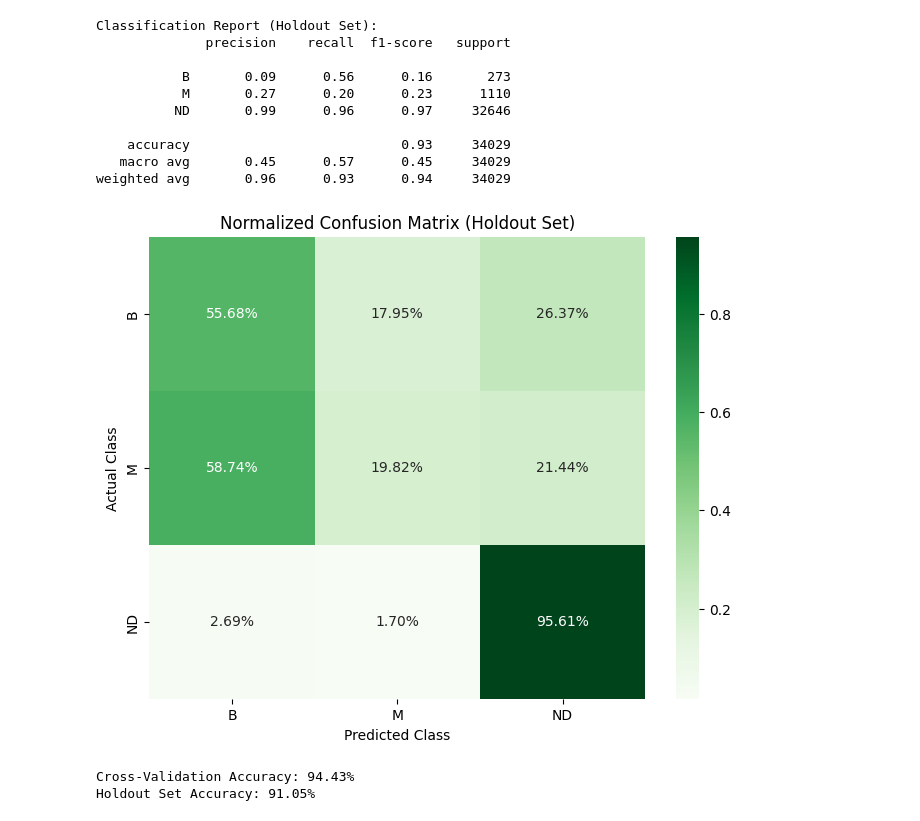
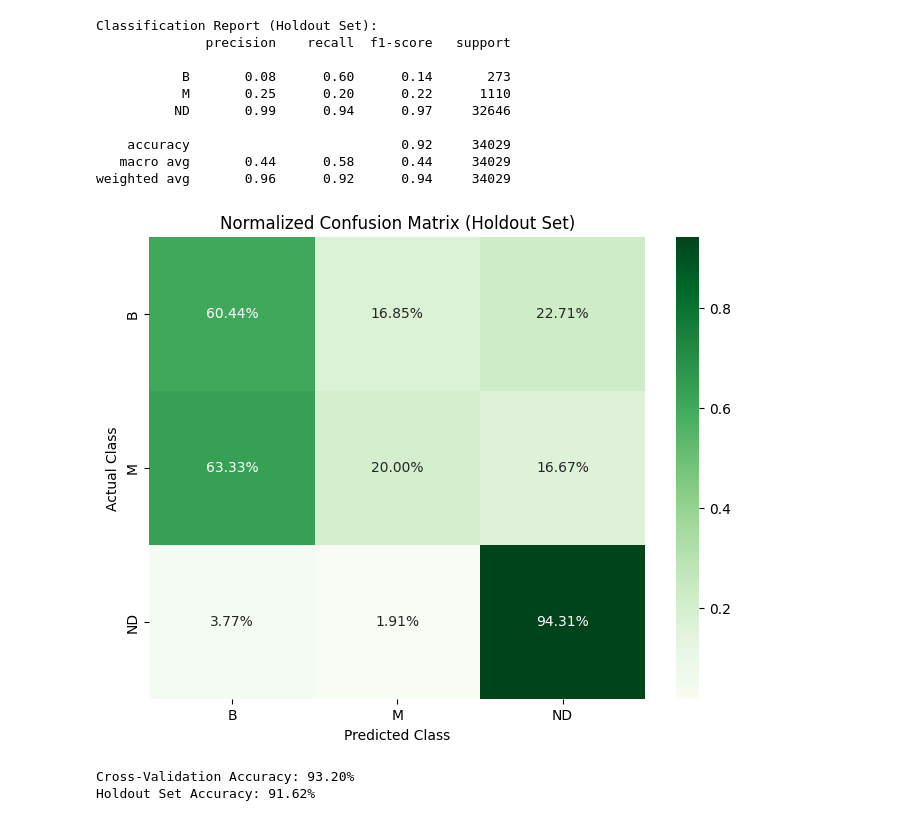
Before and after one commit to maguire-d/519_team_Frog, a Jupyter notebook: sup_learn_para.ipynb, the cells around one changed output. Drawn from its saved outputs; the diff is of its cells as text; code cells hidden in the pictures.

```diff
--- a/sup_learn_para.ipynb
+++ b/sup_learn_para.ipynb
@@ -51,14 +51,11 @@ def data_chooser(JorD, PorS):
         path_HO_MDwarfs = 'gaia_matched/JOHNSTON_MDwarfs_Crossmatch.csv'
         path_HO_NotMDwarfs = 'gaia_matched/JOHNSTON_NotMDwarfs_Crossmatch.csv'
     if PorS == 0:
-        coi =  ['ra_epoch2000','dec_epoch2000','errHalfMaj','errHalfMin','errPosAng',
+        coi =  ['errHalfMaj','errHalfMin','errPosAng',
                 'astrometric_n_good_obs_al','astrometric_gof_al',
                 'astrometric_chi2_al','astrometric_excess_noise','astrometric_excess_noise_sig',
                 'astrometric_params_solved','visibility_periods_used','dr2_rv_nb_transits',
-                'phot_g_mean_mag_error','phot_bp_mean_mag_error','phot_rp_mean_mag_error',
-                'phot_g_mean_mag_corrected','phot_g_mean_mag_error_corrected','phot_g_mean_flux_corrected',
-                'phot_bp_rp_excess_factor_corrected','ra_epoch2000_error','dec_epoch2000_error',
-                'ra_dec_epoch2000_corr','angDist']
+                'angDist']
     elif PorS == 1:
         coi =  ['phot_g_mean_flux', 'phot_bp_mean_flux','phot_rp_mean_flux', 'phot_bp_rp_excess_factor',
                 'bp_rp','phot_g_mean_flux_error', 'phot_bp_mean_flux_error', 'phot_g_mean_mag',
@@ -72,14 +69,11 @@ def data_chooser(JorD, PorS):
                 'phot_rp_mean_mag_error','phot_g_mean_mag_corrected', 'phot_g_mean_mag_error_corrected',
                 'phot_g_mean_flux_corrected', 'phot_bp_rp_excess_factor_corrected',
 
-                'ra_epoch2000','dec_epoch2000','errHalfMaj','errHalfMin','errPosAng',
+                'errHalfMaj','errHalfMin','errPosAng',
                 'astrometric_n_good_obs_al','astrometric_gof_al',
                 'astrometric_chi2_al','astrometric_excess_noise','astrometric_excess_noise_sig',
                 'astrometric_params_solved','visibility_periods_used','dr2_rv_nb_transits',
-                'phot_g_mean_mag_error','phot_bp_mean_mag_error','phot_rp_mean_mag_error',
-                'phot_g_mean_mag_corrected','phot_g_mean_mag_error_corrected','phot_g_mean_flux_corrected',
-                'phot_bp_rp_excess_factor_corrected','ra_epoch2000_error','dec_epoch2000_error',
-                'ra_dec_epoch2000_corr','angDist']
+                'angDist']
 
     MDwarfs = csv_cleaner(path_MDwarfs, coi)
     MDwarfs['SPEC'] = 'M'
@@ -226,33 +220,33 @@ print(classification_report(y_HO, y_HO_pred, target_names=['B', 'M', 'ND']))
 Classification Report (Holdout Set):
               precision    recall  f1-score   support
 
-           B       0.09      0.56      0.16       273
-           M       0.27      0.20      0.23      1110
-          ND       0.99      0.96      0.97     32646
+           B       0.08      0.60      0.14       273
+           M       0.25      0.20      0.22      1110
+          ND       0.99      0.94      0.97     32646
 
-    accuracy                           0.93     34029
-   macro avg       0.45      0.57      0.45     34029
-weighted avg       0.96      0.93      0.94     34029
+    accuracy                           0.92     34029
+   macro avg       0.44      0.58      0.44     34029
+weighted avg       0.96      0.92      0.94     34029
 # %%
 # Generate and normalize confusion matrix for holdout set
 cm_HO = confusion_matrix(y_HO, y_HO_pred, labels=['B', 'M', 'ND'])
 cm_HO_normalized = cm_HO.astype('float') / cm_HO.sum(axis=1)[:, np.newaxis]
 
 # Plot normalized confusion matrix for holdout set
 plt.figure(figsize=(8, 6))
 sns.heatmap(cm_HO_normalized, annot=True, fmt=".2%", cmap='Greens',
             xticklabels=['B', 'M', 'ND'], yticklabels=['B', 'M', 'ND'])
 plt.xlabel('Predicted Class')
 plt.ylabel('Actual Class')
 plt.title('Normalized Confusion Matrix (Holdout Set)')
 plt.show()
 
 cv_accuracy = accuracy_score(y_true_all, y_pred_all)
-holdout_accuracy = accuracy_score(y_holdout, y_holdout_pred)
+holdout_accuracy = accuracy_score(y_HO, y_HO_pred)
 
 print(f"Cross-Validation Accuracy: {cv_accuracy:.2%}")
 print(f"Holdout Set Accuracy: {holdout_accuracy:.2%}")
 # %% [output]
-[figure, old version]
+[figure, new version]
-Cross-Validation Accuracy: 94.43%
-Holdout Set Accuracy: 91.05%
+Cross-Validation Accuracy: 93.20%
+Holdout Set Accuracy: 91.62%
```
Also changed, not shown: parts of 4 cells of this notebook.
